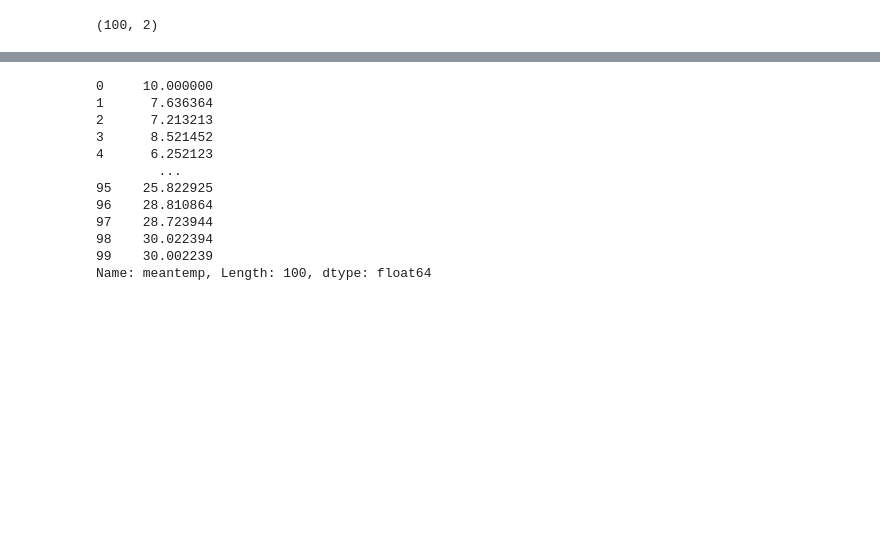
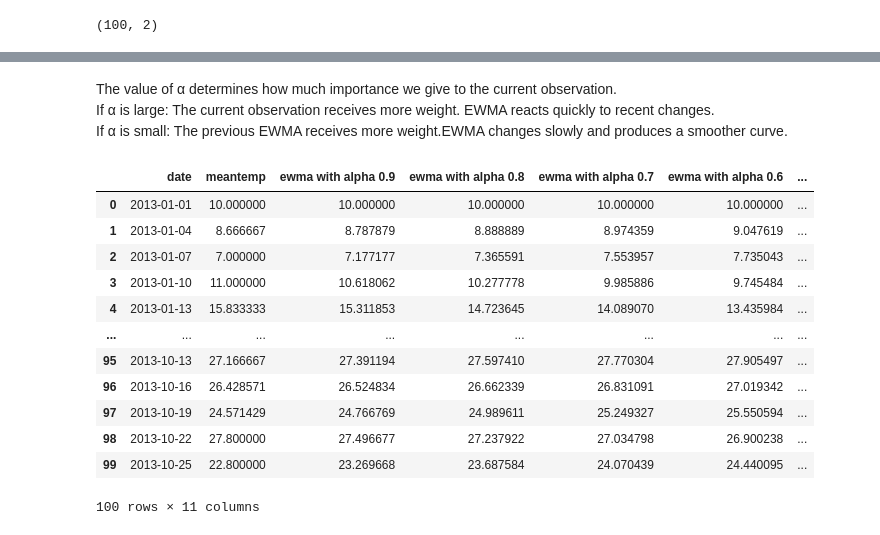
Before and after one commit to Umesh29082003/Deep-Learning, a Jupyter notebook: optimizers.ipynb, the cells around one changed output, grey strips where cells are left out. Drawn from its saved outputs; the diff is of its cells as text; code cells hidden in the pictures; blank space fills up the shorter version.

```diff
--- a/optimizers.ipynb
+++ b/optimizers.ipynb
@@ -30,16 +43,35 @@ plt.show()
+# %% [markdown]
+The value of α determines how much importance we give to the current observation.<br>
+If α is large: The current observation receives more weight. EWMA reacts quickly to recent changes.<br>
+If α is small: The previous EWMA receives more weight.EWMA changes slowly and produces a smoother curve.
 # %%
-x1 = df['meantemp'].ewm(alpha=0.9).mean()
-x1
+df = df.reset_index(drop = True)
+x=[]
+for i in range(9,0,-1):
+    df[f'ewma with alpha {i/10}']= df['meantemp'].ewm(alpha=i/10).mean()
+
+#x1 = df['meantemp'].ewm(alpha=0.9).mean()
+#df['ewma with alpha 0.9']= x1
+#
+#x2 = df['meantemp'].ewm(alpha=0.5).mean()
+#df['ewma with alpha 0.5']= x2
+#
+#x3 = df['meantemp'].ewm(alpha=0.1).mean()
+#df['ewma with alpha 0.1']= x3
+
+
+df
 # %% [output]
+|  | date | meantemp | ewma with alpha 0.9 | ewma with alpha 0.8 | ewma with alpha 0.7 | ewma with alpha 0.6 | ... |
+| 0 | 2013-01-01 | 10.000000 | 10.000000 | 10.000000 | 10.000000 | 10.000000 | ... |
+| 1 | 2013-01-04 | 8.666667 | 8.787879 | 8.888889 | 8.974359 | 9.047619 | ... |
+| 2 | 2013-01-07 | 7.000000 | 7.177177 | 7.365591 | 7.553957 | 7.735043 | ... |
+| 3 | 2013-01-10 | 11.000000 | 10.618062 | 10.277778 | 9.985886 | 9.745484 | ... |
+| 4 | 2013-01-13 | 15.833333 | 15.311853 | 14.723645 | 14.089070 | 13.435984 | ... |
+| ... | ... | ... | ... | ... | ... | ... | ... |
+| 95 | 2013-10-13 | 27.166667 | 27.391194 | 27.597410 | 27.770304 | 27.905497 | ... |
+| 96 | 2013-10-16 | 26.428571 | 26.524834 | 26.662339 | 26.831091 | 27.019342 | ... |
+| 97 | 2013-10-19 | 24.571429 | 24.766769 | 24.989611 | 25.249327 | 25.550594 | ... |
+| 98 | 2013-10-22 | 27.800000 | 27.496677 | 27.237922 | 27.034798 | 26.900238 | ... |
+| 99 | 2013-10-25 | 22.800000 | 23.269668 | 23.687584 | 24.070439 | 24.440095 | ... |
-0     10.000000
-1      7.636364
-2      7.213213
-3      8.521452
-4      6.252123
-        ...
-95    25.822925
-96    28.810864
-97    28.723944
-98    30.022394
-99    30.002239
-Name: meantemp, Length: 100, dtype: float64
+100 rows × 11 columns
```
Also changed, not shown: parts of 4 cells of this notebook.
